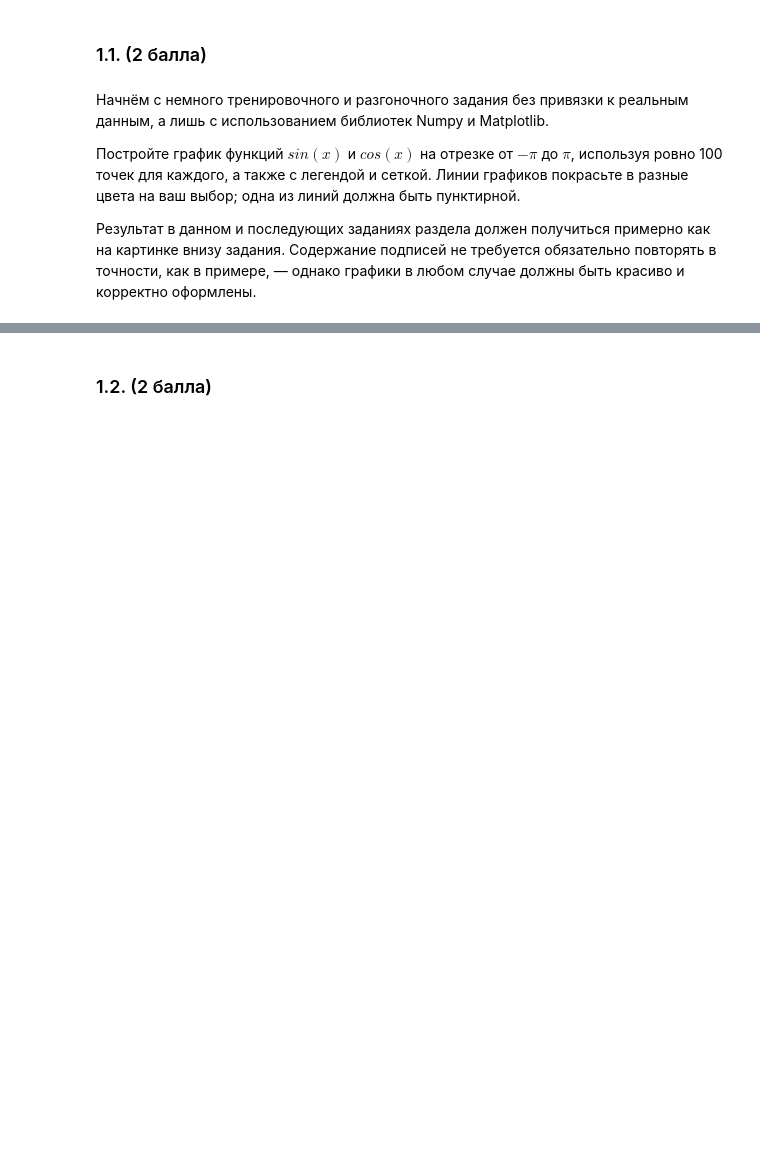
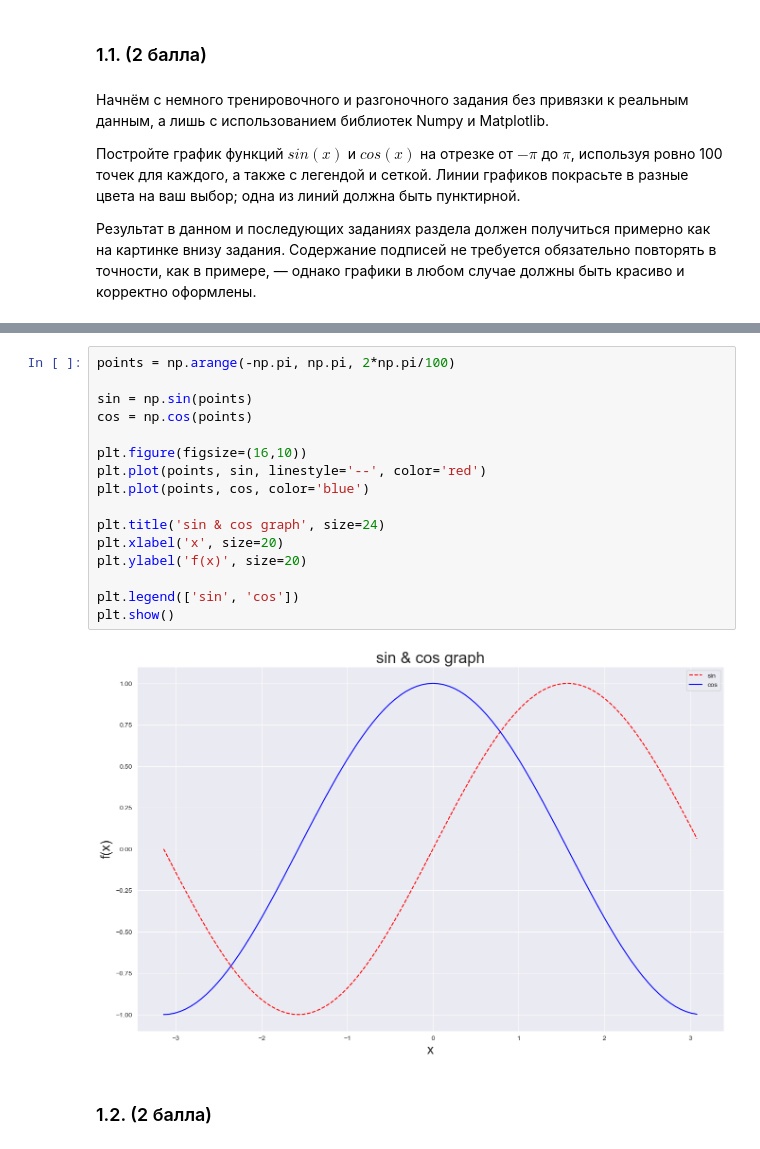
Before and after one commit to kl1mt0p/SMADIMO, a Jupyter notebook: HW_2/HW 2 - Visualizations.ipynb, the cells around one changed output, grey strips where cells are left out. Drawn from its saved outputs; the diff is of its cells as text; blank space fills up the shorter version.

```diff
--- a/HW_2/HW 2 - Visualizations.ipynb
+++ b/HW_2/HW 2 - Visualizations.ipynb
@@ -72,3 +68,21 @@ import seaborn as sns
+# %%
+points = np.arange(-np.pi, np.pi, 2*np.pi/100)
+
+sin = np.sin(points)
+cos = np.cos(points)
+
+plt.figure(figsize=(16,10))
+plt.plot(points, sin, linestyle='--', color='red')
+plt.plot(points, cos, color='blue')
+
+plt.title('sin & cos graph', size=24)
+plt.xlabel('x', size=20)
+plt.ylabel('f(x)', size=20)
+
+plt.legend(['sin', 'cos'])
+plt.show()
+# %% [output]
+[figure, added]
 # %% [markdown]
 ### 1.2. (2 балла)
 # %% [markdown]
```
Also changed, not shown: parts of 10 cells of this notebook.
